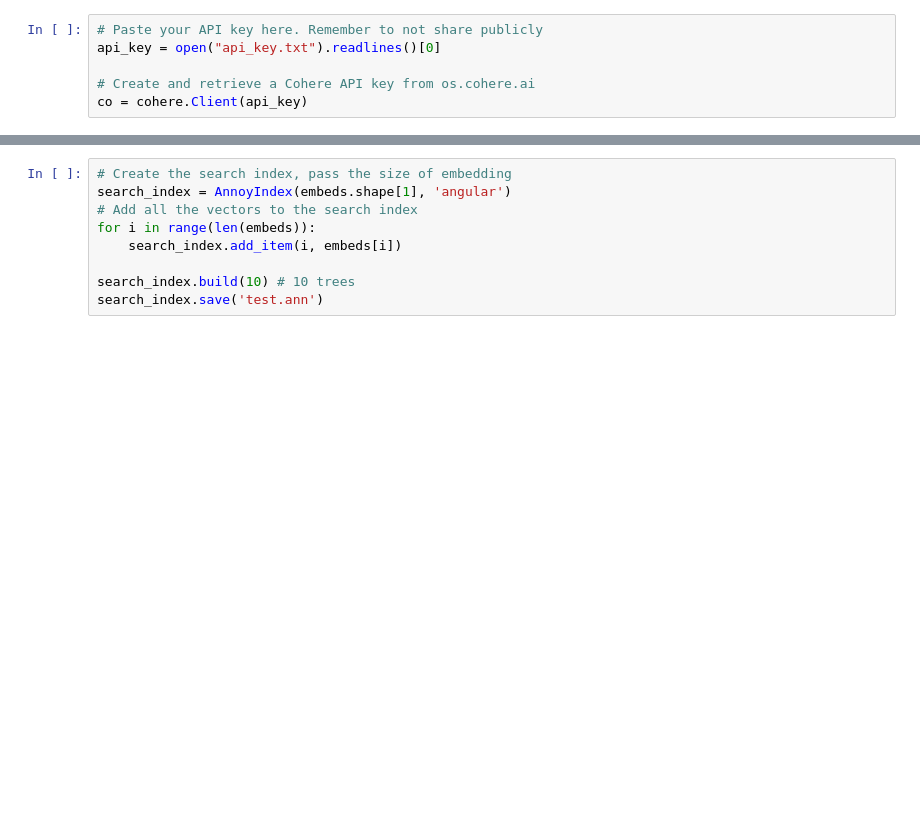
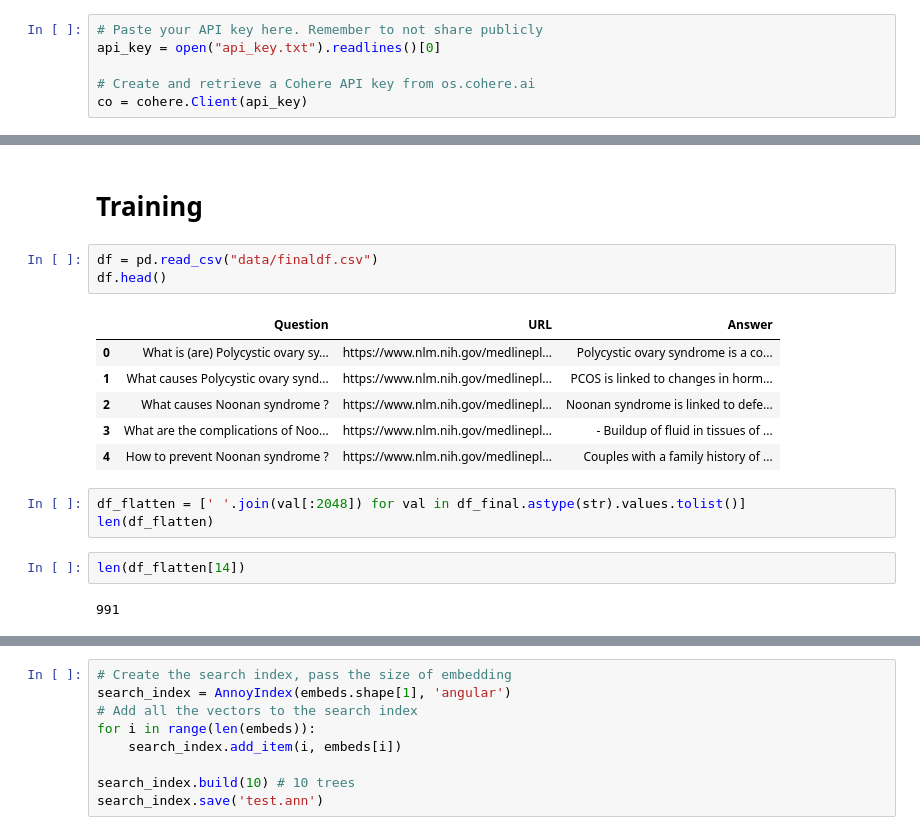
Before and after one commit to alizahidraja/Semantic-Search-AI-Hackathon, a Jupyter notebook: source.ipynb, the cells around one changed output, grey strips where cells are left out. Saved outputs shown, nothing was run; the diff lists cells and outputs as text; blank space fills up the shorter version.

Commit message:
made final df to be used in training

```diff
--- a/source.ipynb
+++ b/source.ipynb
@@ -47,0 +75,19 @@ embeds = co.embed(texts=list(df['question']),
+# %% [markdown]
+# Training
+# %%
+df = pd.read_csv("data/finaldf.csv")
+df.head()
+# %% [output]
+|  | Question | URL | Answer |
+| 0 | What is (are) Polycystic ovary sy... | https://www.nlm.nih.gov/medlinepl... | Polycystic ovary syndrome is a co... |
+| 1 | What causes Polycystic ovary synd... | https://www.nlm.nih.gov/medlinepl... | PCOS is linked to changes in horm... |
+| 2 | What causes Noonan syndrome ? | https://www.nlm.nih.gov/medlinepl... | Noonan syndrome is linked to defe... |
+| 3 | What are the complications of Noo... | https://www.nlm.nih.gov/medlinepl... | - Buildup of fluid in tissues of ... |
+| 4 | How to prevent Noonan syndrome ? | https://www.nlm.nih.gov/medlinepl... | Couples with a family history of ... |
+# %%
+df_flatten = [' '.join(val[:2048]) for val in df_final.astype(str).values.tolist()]
+len(df_flatten)
+# %%
+len(df_flatten[14])
+# %% [output]
+991
```
Also changed, not shown: parts of 16 cells of this notebook, 1 other file.
